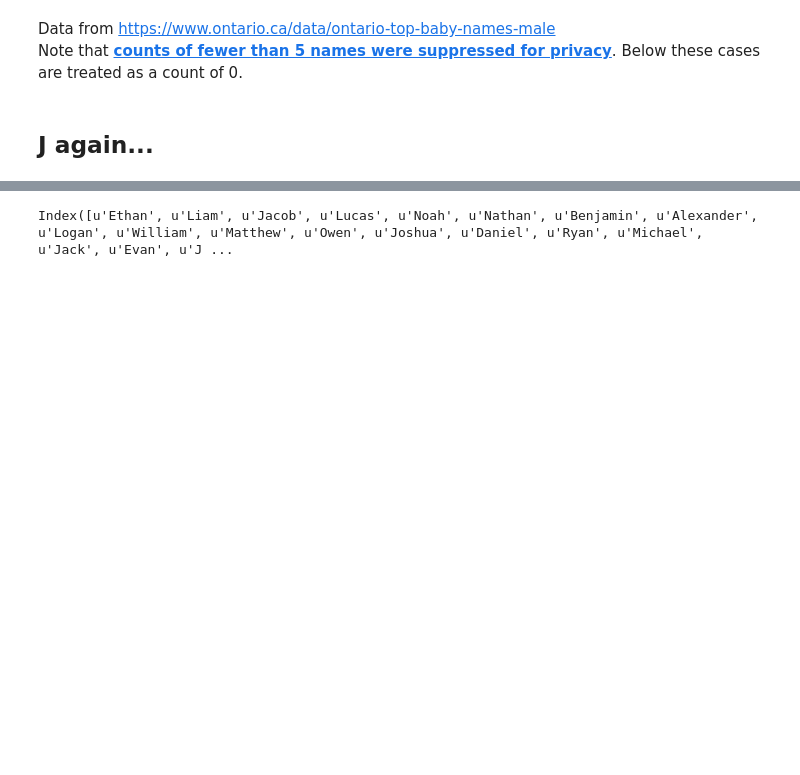
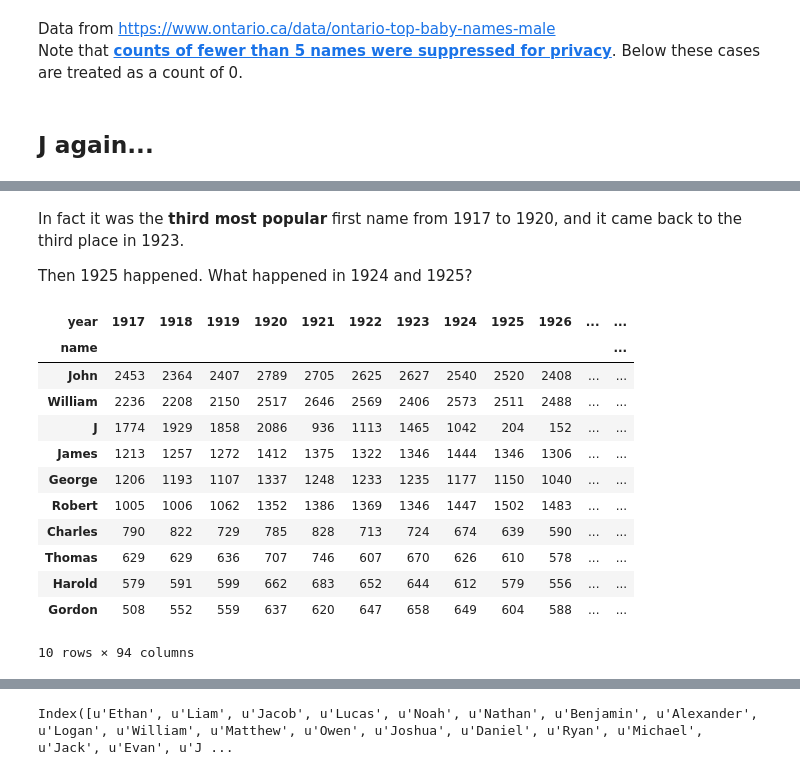
Before and after one commit to c0ns0le/ipython-notebooks, a Jupyter notebook: pydata/Baby boy names in Alberta and Ontario.ipynb, the cells around one changed output, grey strips where cells are left out. Drawn from its saved outputs; the diff is of its cells as text; code cells hidden in the pictures; blank space fills up the shorter version.

```diff
--- a/pydata/Baby boy names in Alberta and Ontario.ipynb
+++ b/pydata/Baby boy names in Alberta and Ontario.ipynb
@@ -355,0 +383,20 @@ ontario_boys[ontario_boys['name'] == "J"]
+# %% [markdown]
+In fact it was the **third most popular** first name from 1917 to 1920, and it came back to the third place in 1923.
+
+Then 1925 happened. What happened in 1924 and 1925?
+# %%
+common_ontario_names.sort(1917, ascending=False)[:10]
+# %% [output]
+| year | 1917 | 1918 | 1919 | 1920 | 1921 | 1922 | 1923 | 1924 | 1925 | 1926 | ... | ... |
+| name |  |  |  |  |  |  |  |  |  |  |  | ... |
+| John | 2453 | 2364 | 2407 | 2789 | 2705 | 2625 | 2627 | 2540 | 2520 | 2408 | ... | ... |
+| William | 2236 | 2208 | 2150 | 2517 | 2646 | 2569 | 2406 | 2573 | 2511 | 2488 | ... | ... |
+| J | 1774 | 1929 | 1858 | 2086 | 936 | 1113 | 1465 | 1042 | 204 | 152 | ... | ... |
+| James | 1213 | 1257 | 1272 | 1412 | 1375 | 1322 | 1346 | 1444 | 1346 | 1306 | ... | ... |
+| George | 1206 | 1193 | 1107 | 1337 | 1248 | 1233 | 1235 | 1177 | 1150 | 1040 | ... | ... |
+| Robert | 1005 | 1006 | 1062 | 1352 | 1386 | 1369 | 1346 | 1447 | 1502 | 1483 | ... | ... |
+| Charles | 790 | 822 | 729 | 785 | 828 | 713 | 724 | 674 | 639 | 590 | ... | ... |
+| Thomas | 629 | 629 | 636 | 707 | 746 | 607 | 670 | 626 | 610 | 578 | ... | ... |
+| Harold | 579 | 591 | 599 | 662 | 683 | 652 | 644 | 612 | 579 | 556 | ... | ... |
+| Gordon | 508 | 552 | 559 | 637 | 620 | 647 | 658 | 649 | 604 | 588 | ... | ... |
+10 rows × 94 columns
```
Also changed, not shown: parts of 17 cells of this notebook, 1 other file.
